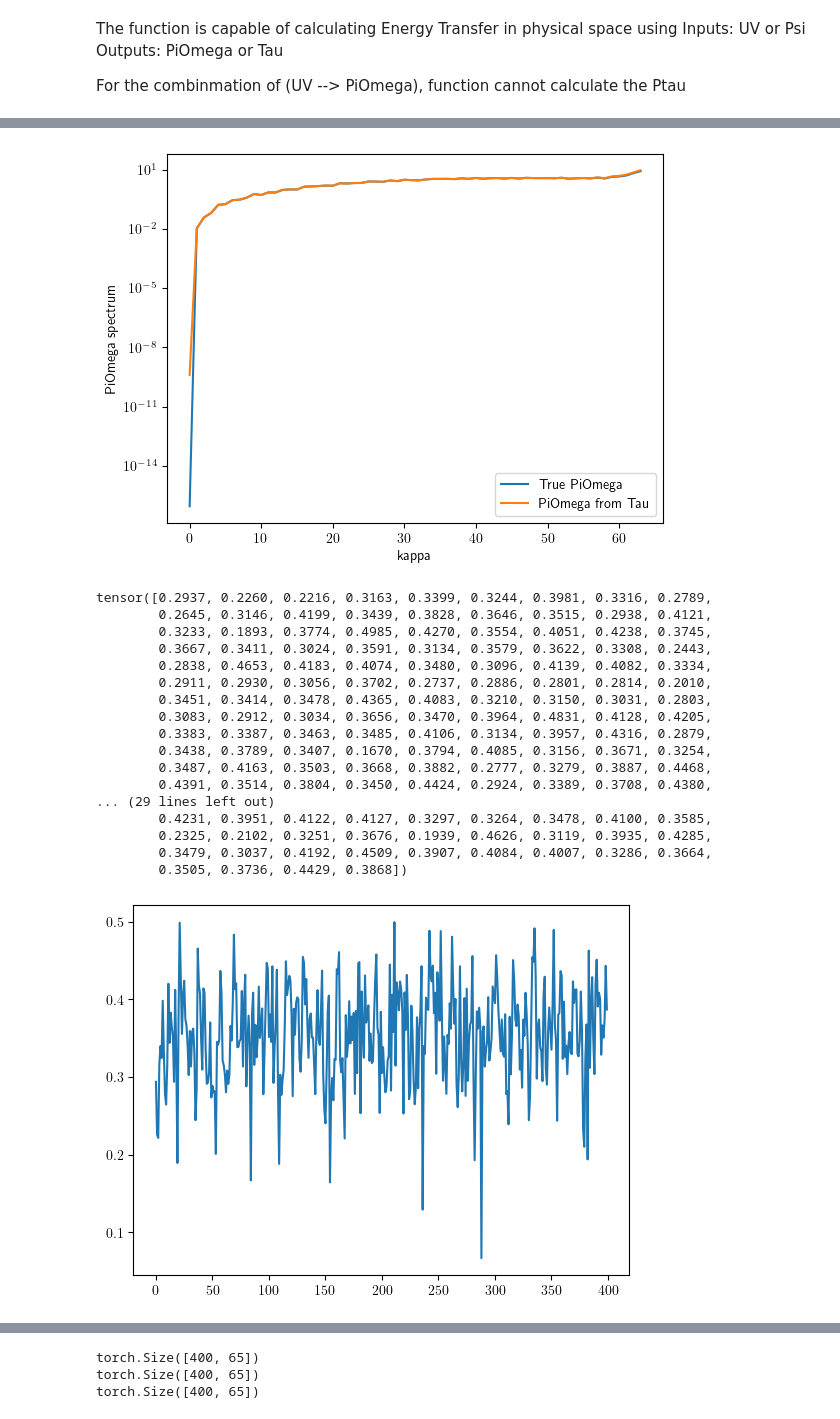
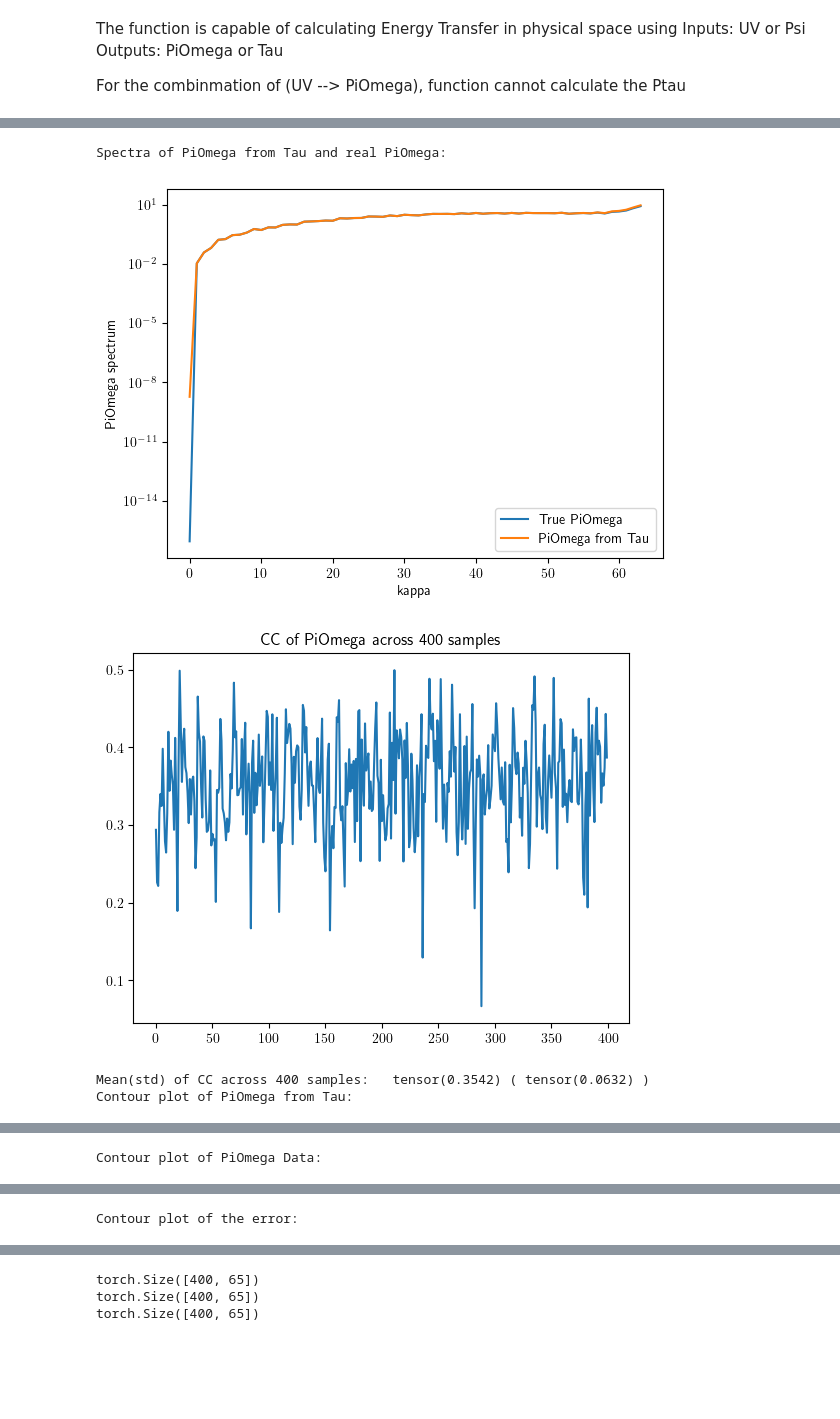
Before and after one commit to moeindarman77/CGFT, a Jupyter notebook: metrics.ipynb, the cells around one changed output, grey strips where cells are left out. Cells and saved outputs as stored; diff of their text form; code cells hidden in the pictures; blank space fills up the shorter version.

```diff
--- a/metrics.ipynb
+++ b/metrics.ipynb
@@ -274,65 +279,57 @@ plt.plot(cc_Ptau)
 # %%
 from utils.create_contour_plot import create_contour_plot
+from utils.convert import Tau2PiOmega_2DFHIT, spectrum_angled_average_2DFHIT
+
 # Check Tau2PiOmega_2DFHIT function
 import torch
+
 PiOmega_func = torch.zeros((400, 128, 128))
+PiOmega_func_spec = np.zeros((400, 65))
+PiOmega_spec = np.zeros((400, 65))
 for i in range(400):
 
     PiOmega_func[i] = Tau2PiOmega_2DFHIT(S1[i], S2[i], S3[i], Kx, Ky, Ksq, spectral=False)
-
-# Check the spectrum vs. real PiOmega
-
-PiOmega_func = PiOmega_func.numpy()
-PiOmega_func_spec = np.zeros((400, 65))
-PiOmega_spec = np.zeros((400, 65))
-
-for i in range(400):
-    PiOmega_func_spec[i], kappa = spectrum_angled_average_2DFHIT(PiOmega_func[i], spectral=False)
-    PiOmega_spec[i], kappa = spectrum_angled_average_2DFHIT(PiOmega[i].numpy(), spectral=False)
-
+    PiOmega_func_spec[i], kappa = spectrum_radially_averaged_2DFHIT(PiOmega_func[i], spectral=False)
+    PiOmega_spec[i], kappa = spectrum_radially_averaged_2DFHIT(PiOmega[i], spectral=False)
 
 # Plot PiOmega spectrum vs. real PiOmega spectrum
+print("Spectra of PiOmega from Tau and real PiOmega:")
 plt.plot(kappa[:-1], PiOmega_spec.mean(axis=0).T[:-1], label='True PiOmega')
 plt.plot(kappa[:-1], PiOmega_func_spec.mean(axis=0).T[:-1], label='PiOmega from Tau')
 plt.legend()
 plt.xlabel('kappa')
 plt.ylabel('PiOmega spectrum')
 plt.yscale('log')
 plt.show()
 
 # Checking the CC across different time steps
 cc_PiOmega = torch.zeros(400)
 for i in range(400):
-    cc_PiOmega[i]= corr2(torch.from_numpy(PiOmega_func[i]), PiOmega[i])
+    cc_PiOmega[i]= corr2(PiOmega_func[i], PiOmega[i])
 
 plt.plot(cc_PiOmega)
-print(cc_PiOmega)
+plt.title("CC of PiOmega across 400 samples")
+plt.show()
+
+print("Mean(std) of CC across 400 samples:  ", cc_PiOmega.mean(), "(", cc_PiOmega.std(), ")")
+
+print("Contour plot of PiOmega from Tau: ")
 create_contour_plot(PiOmega_func[0])
-create_contour_plot(PiOmega[0].numpy())
+print("Contour plot of PiOmega Data: ")
+create_contour_plot(PiOmega[0])
 error = PiOmega_func[0] - PiOmega[0].numpy()
+print("Contour plot of the error: ")
 create_contour_plot(error)
 # %% [output]
+Spectra of PiOmega from Tau and real PiOmega:
 [figure]
-tensor([0.2937, 0.2260, 0.2216, 0.3163, 0.3399, 0.3244, 0.3981, 0.3316, 0.2789,
-        0.2645, 0.3146, 0.4199, 0.3439, 0.3828, 0.3646, 0.3515, 0.2938, 0.4121,
-        0.3233, 0.1893, 0.3774, 0.4985, 0.4270, 0.3554, 0.4051, 0.4238, 0.3745,
-        0.3667, 0.3411, 0.3024, 0.3591, 0.3134, 0.3579, 0.3622, 0.3308, 0.2443,
-        0.2838, 0.4653, 0.4183, 0.4074, 0.3480, 0.3096, 0.4139, 0.4082, 0.3334,
-        0.2911, 0.2930, 0.3056, 0.3702, 0.2737, 0.2886, 0.2801, 0.2814, 0.2010,
-        0.3451, 0.3414, 0.3478, 0.4365, 0.4083, 0.3210, 0.3150, 0.3031, 0.2803,
-        0.3083, 0.2912, 0.3034, 0.3656, 0.3470, 0.3964, 0.4831, 0.4128, 0.4205,
-        0.3383, 0.3387, 0.3463, 0.3485, 0.4106, 0.3134, 0.3957, 0.4316, 0.2879,
-        0.3438, 0.3789, 0.3407, 0.1670, 0.3794, 0.4085, 0.3156, 0.3671, 0.3254,
-        0.3487, 0.4163, 0.3503, 0.3668, 0.3882, 0.2777, 0.3279, 0.3887, 0.4468,
-        0.4391, 0.3514, 0.3804, 0.3450, 0.4424, 0.2924, 0.3389, 0.3708, 0.4380,
-... (29 lines left out)
-        0.4231, 0.3951, 0.4122, 0.4127, 0.3297, 0.3264, 0.3478, 0.4100, 0.3585,
-        0.2325, 0.2102, 0.3251, 0.3676, 0.1939, 0.4626, 0.3119, 0.3935, 0.4285,
-        0.3479, 0.3037, 0.4192, 0.4509, 0.3907, 0.4084, 0.4007, 0.3286, 0.3664,
-        0.3505, 0.3736, 0.4429, 0.3868])
-[figure, old version]
+[figure, new version]
+Mean(std) of CC across 400 samples:   tensor(0.3542) ( tensor(0.0632) )
+Contour plot of PiOmega from Tau:
 [figure]
+Contour plot of PiOmega Data:
 [figure]
+Contour plot of the error:
 [figure]
 # %%
 Ptau_UV_Tau = torch.zeros(400, 128, 128)
```
Also changed, not shown: parts of 10 cells of this notebook.
